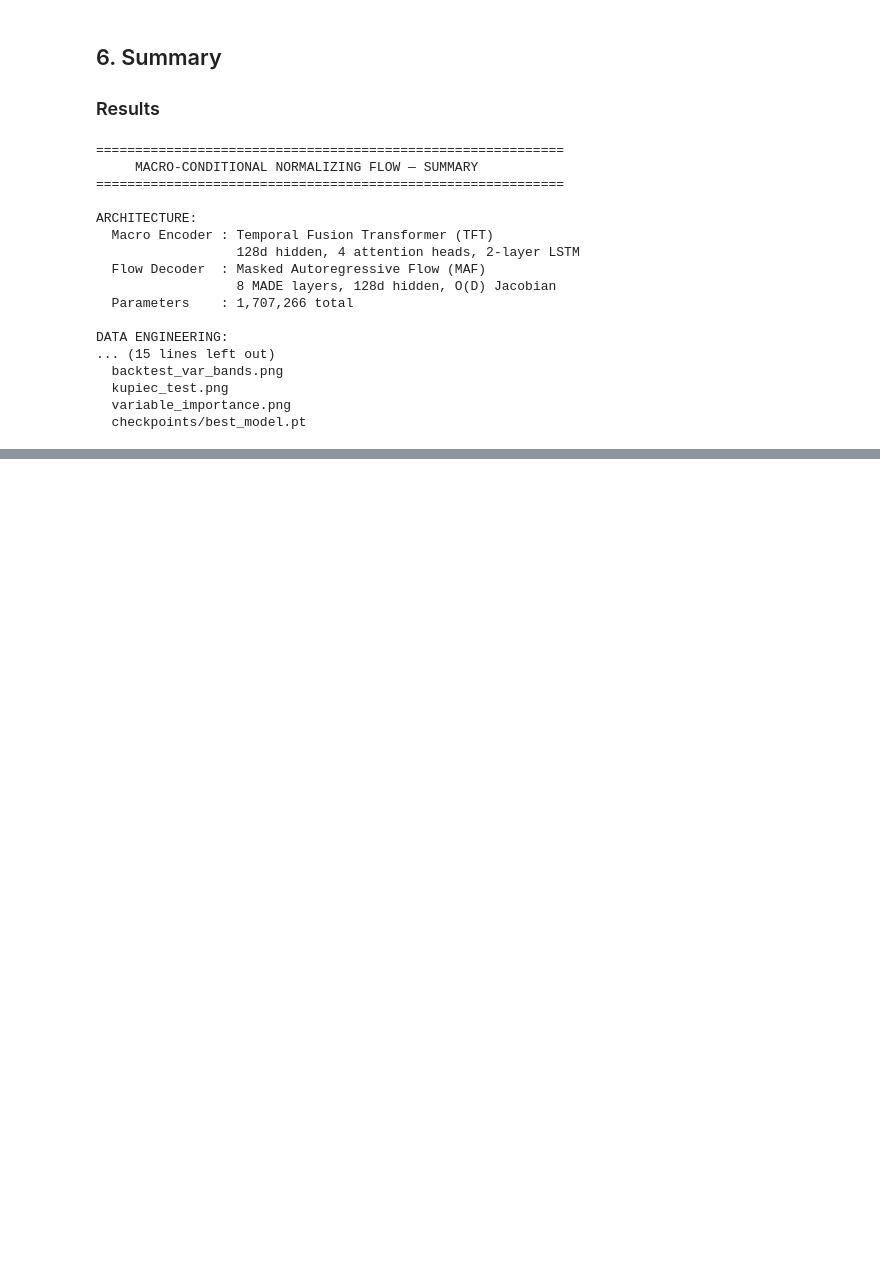
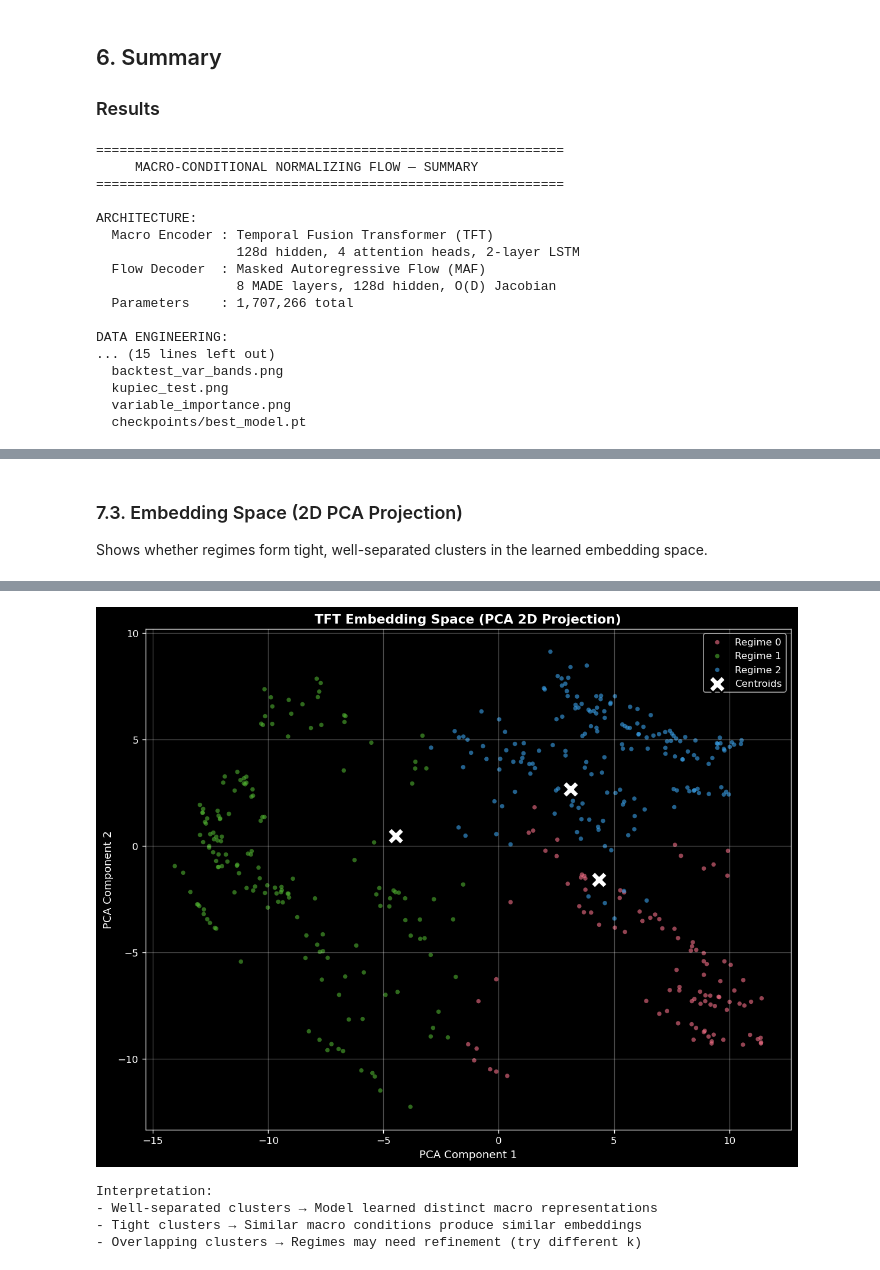
Before and after one commit to DorianDeilhes/ml_for_finance_203, a Jupyter notebook: notebooks/main.ipynb, the cells around one changed output, grey strips where cells are left out. Drawn from its saved outputs; the diff is of its cells as text; code cells hidden in the pictures; blank space fills up the shorter version.

```diff
--- a/notebooks/main.ipynb
+++ b/notebooks/main.ipynb
@@ -600,0 +940,16 @@ DATA ENGINEERING:
+# %% [markdown]
+### 7.3. Embedding Space (2D PCA Projection)
+
+Shows whether regimes form tight, well-separated clusters in the learned embedding space.
+# %%
+fig = detector.plot_regime_embedding_space(
+    output_path='regime_embedding_space.png',
+    figsize=(10, 8),
+)
+plt.show()
+
+print('Interpretation:')
+print('- Well-separated clusters → Model learned distinct macro representations')
+print('- Tight clusters → Similar macro conditions produce similar embeddings')
+print('- Overlapping clusters → Regimes may need refinement (try different k)')
+# %% [output]
@@ -600,0 +957,5 @@ DATA ENGINEERING:
+[figure, added]
+Interpretation:
+- Well-separated clusters → Model learned distinct macro representations
+- Tight clusters → Similar macro conditions produce similar embeddings
+- Overlapping clusters → Regimes may need refinement (try different k)
```
Also changed, not shown: parts of 50 cells of this notebook, 24 other files.
